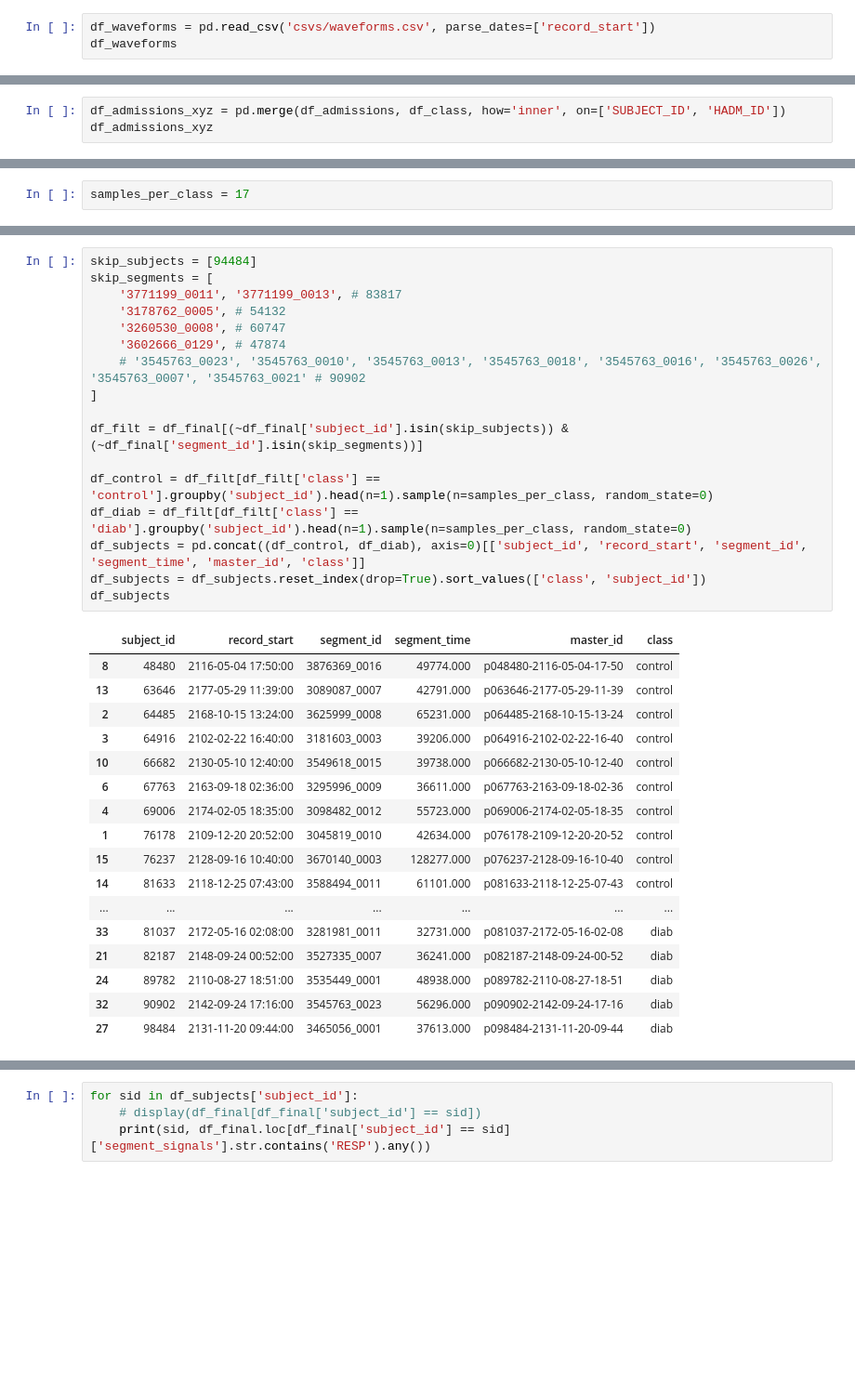
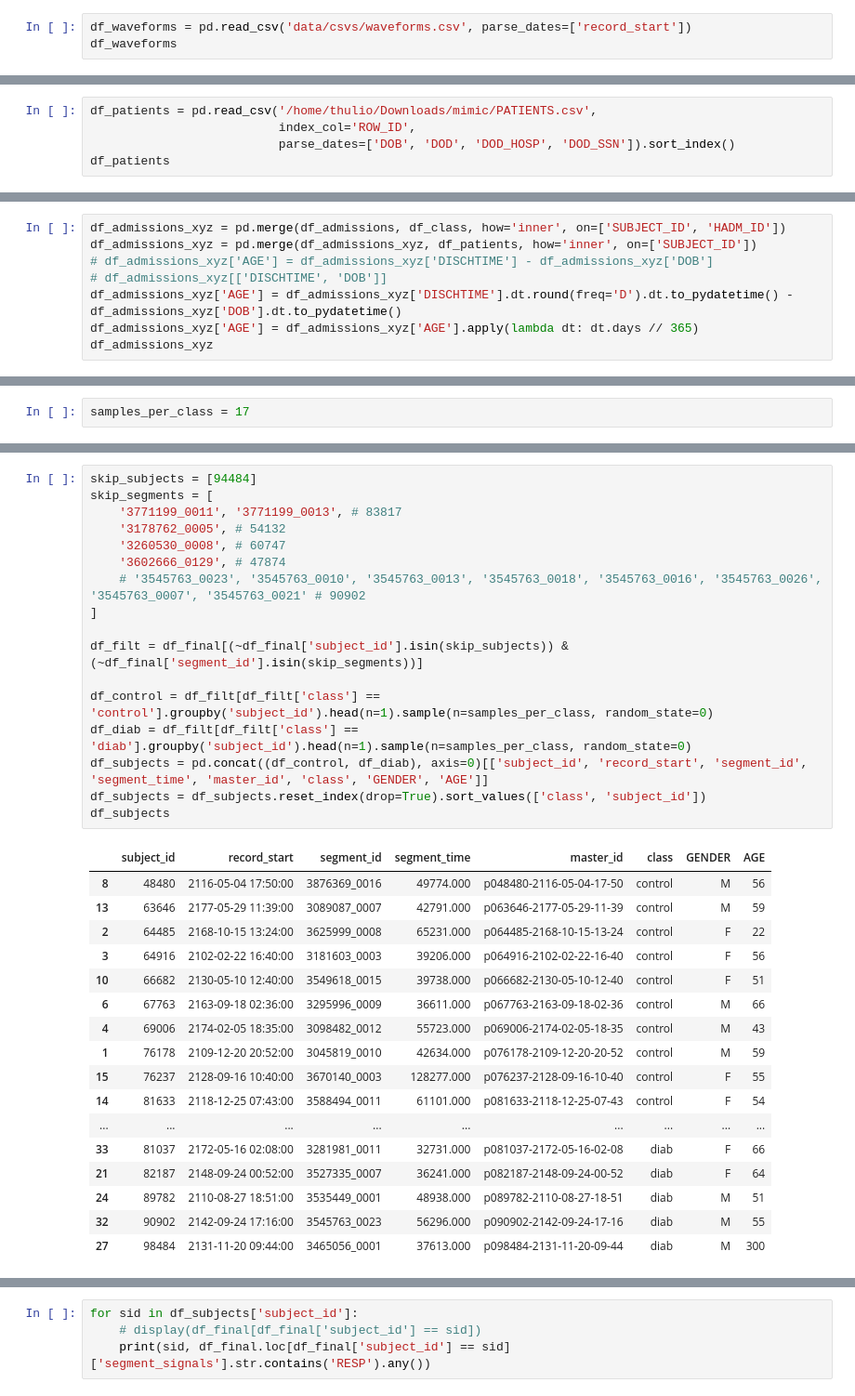
Before and after one commit to thvlio/masters-research, a Jupyter notebook: select_subjects.ipynb, the cells around one changed output, grey strips where cells are left out. Shown at 93% size. Cells and saved outputs as stored; diff of their text form; blank space fills up the shorter version.

```diff
--- a/select.ipynb
+++ b/select_subjects.ipynb
@@ -116,7 +116,7 @@ df_waveforms.to_csv('csvs/waveforms.csv', index=False)
 # %% [markdown]
 ----
 # %%
-df_waveforms = pd.read_csv('csvs/waveforms.csv', parse_dates=['record_start'])
+df_waveforms = pd.read_csv('data/csvs/waveforms.csv', parse_dates=['record_start'])
 df_waveforms
 # %% [output]
 |  | subject_id | record_start | segment_id | segment_time | segment_signals | master_id |
@@ -194,0 +207,5 @@ df_diagnoses
+# %%
+df_patients = pd.read_csv('/home/thulio/Downloads/mimic/PATIENTS.csv',
+                          index_col='ROW_ID',
+                          parse_dates=['DOB', 'DOD', 'DOD_HOSP', 'DOD_SSN']).sort_index()
+df_patients
@@ -333,6 +464,11 @@ diab       0.046419
 Name: proportion, dtype: float64
 # %%
 df_admissions_xyz = pd.merge(df_admissions, df_class, how='inner', on=['SUBJECT_ID', 'HADM_ID'])
+df_admissions_xyz = pd.merge(df_admissions_xyz, df_patients, how='inner', on=['SUBJECT_ID'])
+# df_admissions_xyz['AGE'] = df_admissions_xyz['DISCHTIME'] - df_admissions_xyz['DOB']
+# df_admissions_xyz[['DISCHTIME', 'DOB']]
+df_admissions_xyz['AGE'] = df_admissions_xyz['DISCHTIME'].dt.round(freq='D').dt.to_pydatetime() - df_admissions_xyz['DOB'].dt.to_pydatetime()
+df_admissions_xyz['AGE'] = df_admissions_xyz['AGE'].apply(lambda dt: dt.days // 365)
 df_admissions_xyz
 # %% [output]
 |  | SUBJECT_ID | HADM_ID | ADMITTIME | DISCHTIME | DEATHTIME | ADMISSION_TYPE | ADMISSION_LOCATION | ... |
@@ -473,35 +642,35 @@ df_final[df_final['subject_id'] == 90902]
 # %%
 skip_subjects = [94484]
 skip_segments = [
     '3771199_0011', '3771199_0013', # 83817
     '3178762_0005', # 54132
     '3260530_0008', # 60747
     '3602666_0129', # 47874
     # '3545763_0023', '3545763_0010', '3545763_0013', '3545763_0018', '3545763_0016', '3545763_0026', '3545763_0007', '3545763_0021' # 90902
 ]
 
 df_filt = df_final[(~df_final['subject_id'].isin(skip_subjects)) & (~df_final['segment_id'].isin(skip_segments))]
 
 df_control = df_filt[df_filt['class'] == 'control'].groupby('subject_id').head(n=1).sample(n=samples_per_class, random_state=0)
 df_diab = df_filt[df_filt['class'] == 'diab'].groupby('subject_id').head(n=1).sample(n=samples_per_class, random_state=0)
-df_subjects = pd.concat((df_control, df_diab), axis=0)[['subject_id', 'record_start', 'segment_id', 'segment_time', 'master_id', 'class']]
+df_subjects = pd.concat((df_control, df_diab), axis=0)[['subject_id', 'record_start', 'segment_id', 'segment_time', 'master_id', 'class', 'GENDER', 'AGE']]
 df_subjects = df_subjects.reset_index(drop=True).sort_values(['class', 'subject_id'])
 df_subjects
 # %% [output]
-|  | subject_id | record_start | segment_id | segment_time | master_id | class |
-| 8 | 48480 | 2116-05-04 17:50:00 | 3876369_0016 | 49774.000 | p048480-2116-05-04-17-50 | control |
-| 13 | 63646 | 2177-05-29 11:39:00 | 3089087_0007 | 42791.000 | p063646-2177-05-29-11-39 | control |
-| 2 | 64485 | 2168-10-15 13:24:00 | 3625999_0008 | 65231.000 | p064485-2168-10-15-13-24 | control |
-| 3 | 64916 | 2102-02-22 16:40:00 | 3181603_0003 | 39206.000 | p064916-2102-02-22-16-40 | control |
-| 10 | 66682 | 2130-05-10 12:40:00 | 3549618_0015 | 39738.000 | p066682-2130-05-10-12-40 | control |
-| 6 | 67763 | 2163-09-18 02:36:00 | 3295996_0009 | 36611.000 | p067763-2163-09-18-02-36 | control |
-| 4 | 69006 | 2174-02-05 18:35:00 | 3098482_0012 | 55723.000 | p069006-2174-02-05-18-35 | control |
-| 1 | 76178 | 2109-12-20 20:52:00 | 3045819_0010 | 42634.000 | p076178-2109-12-20-20-52 | control |
-| 15 | 76237 | 2128-09-16 10:40:00 | 3670140_0003 | 128277.000 | p076237-2128-09-16-10-40 | control |
-| 14 | 81633 | 2118-12-25 07:43:00 | 3588494_0011 | 61101.000 | p081633-2118-12-25-07-43 | control |
-| ... | ... | ... | ... | ... | ... | ... |
-| 33 | 81037 | 2172-05-16 02:08:00 | 3281981_0011 | 32731.000 | p081037-2172-05-16-02-08 | diab |
-| 21 | 82187 | 2148-09-24 00:52:00 | 3527335_0007 | 36241.000 | p082187-2148-09-24-00-52 | diab |
-| 24 | 89782 | 2110-08-27 18:51:00 | 3535449_0001 | 48938.000 | p089782-2110-08-27-18-51 | diab |
-| 32 | 90902 | 2142-09-24 17:16:00 | 3545763_0023 | 56296.000 | p090902-2142-09-24-17-16 | diab |
-| 27 | 98484 | 2131-11-20 09:44:00 | 3465056_0001 | 37613.000 | p098484-2131-11-20-09-44 | diab |
+|  | subject_id | record_start | segment_id | segment_time | master_id | class | GENDER | AGE |
+| 8 | 48480 | 2116-05-04 17:50:00 | 3876369_0016 | 49774.000 | p048480-2116-05-04-17-50 | control | M | 56 |
+| 13 | 63646 | 2177-05-29 11:39:00 | 3089087_0007 | 42791.000 | p063646-2177-05-29-11-39 | control | M | 59 |
+| 2 | 64485 | 2168-10-15 13:24:00 | 3625999_0008 | 65231.000 | p064485-2168-10-15-13-24 | control | F | 22 |
+| 3 | 64916 | 2102-02-22 16:40:00 | 3181603_0003 | 39206.000 | p064916-2102-02-22-16-40 | control | F | 56 |
+| 10 | 66682 | 2130-05-10 12:40:00 | 3549618_0015 | 39738.000 | p066682-2130-05-10-12-40 | control | F | 51 |
+| 6 | 67763 | 2163-09-18 02:36:00 | 3295996_0009 | 36611.000 | p067763-2163-09-18-02-36 | control | M | 66 |
+| 4 | 69006 | 2174-02-05 18:35:00 | 3098482_0012 | 55723.000 | p069006-2174-02-05-18-35 | control | M | 43 |
+| 1 | 76178 | 2109-12-20 20:52:00 | 3045819_0010 | 42634.000 | p076178-2109-12-20-20-52 | control | M | 59 |
+| 15 | 76237 | 2128-09-16 10:40:00 | 3670140_0003 | 128277.000 | p076237-2128-09-16-10-40 | control | F | 55 |
+| 14 | 81633 | 2118-12-25 07:43:00 | 3588494_0011 | 61101.000 | p081633-2118-12-25-07-43 | control | F | 54 |
+| ... | ... | ... | ... | ... | ... | ... | ... | ... |
+| 33 | 81037 | 2172-05-16 02:08:00 | 3281981_0011 | 32731.000 | p081037-2172-05-16-02-08 | diab | F | 66 |
+| 21 | 82187 | 2148-09-24 00:52:00 | 3527335_0007 | 36241.000 | p082187-2148-09-24-00-52 | diab | F | 64 |
+| 24 | 89782 | 2110-08-27 18:51:00 | 3535449_0001 | 48938.000 | p089782-2110-08-27-18-51 | diab | M | 51 |
+| 32 | 90902 | 2142-09-24 17:16:00 | 3545763_0023 | 56296.000 | p090902-2142-09-24-17-16 | diab | M | 55 |
+| 27 | 98484 | 2131-11-20 09:44:00 | 3465056_0001 | 37613.000 | p098484-2131-11-20-09-44 | diab | M | 300 |
```
Also changed, not shown: parts of 19 cells of this notebook, 18 other files.
